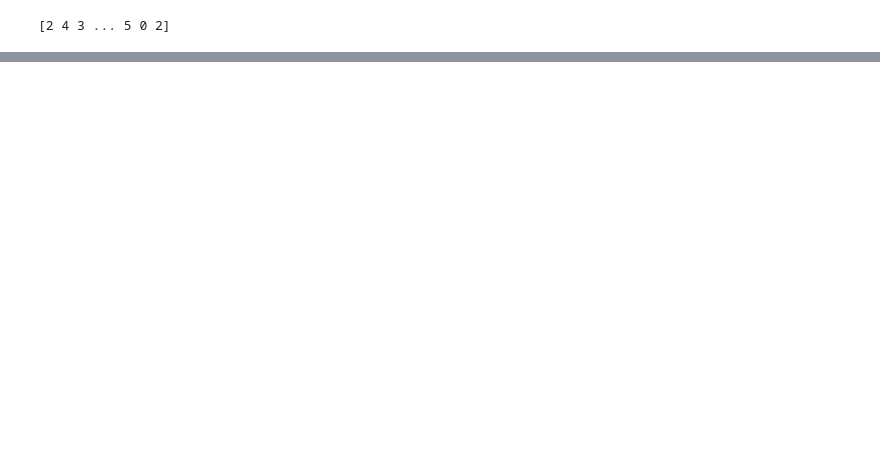
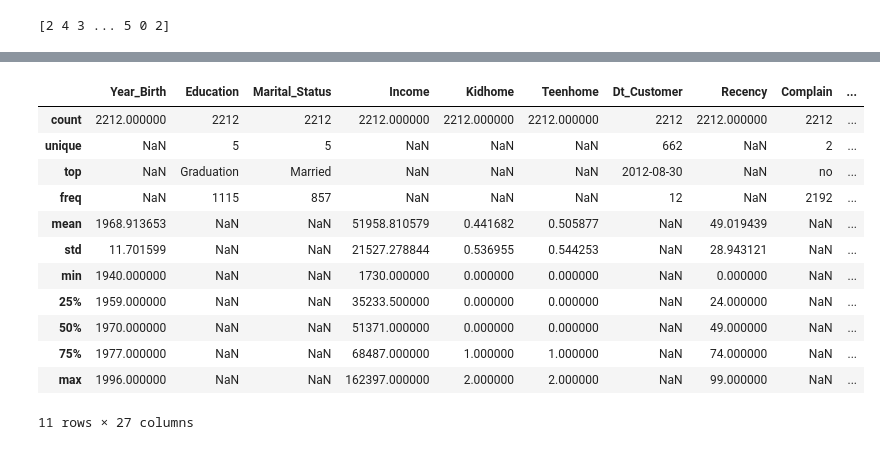
Before and after one commit to Luciano-C/Customer-Personality-Analysis, a Jupyter notebook: Customer_Personality_Analysis.ipynb, the cells around one changed output, grey strips where cells are left out. Cells and saved outputs as stored; diff of their text form; code cells hidden in the pictures; blank space fills up the shorter version.

Commit message:
Starting the analysis of the clusters

```diff
--- a/Customer_Personality_Analysis.ipynb
+++ b/Customer_Personality_Analysis.ipynb
@@ -878,0 +902,6 @@ plt.show()
+# %%
+# Creating a new copy of the dataframe to add the clusters.
+customer_data_with_clusters = customer_data_ordered.copy()
+# %%
+# Adding the clusters
+customer_data_with_clusters['Cluster'] = y
@@ -878,0 +938,22 @@ plt.show()
+# %%
+# Turning back the timestamps on Dt_Customer to date.
+customer_data_with_clusters['Dt_Customer'] = pd.to_datetime(customer_data_with_clusters['Dt_Customer'], unit='s').dt.date
+# %%
+# Changing Complain to yes or no values
+customer_data_with_clusters['Complain'] = customer_data_with_clusters['Complain'].replace({0: 'no', 1: 'yes'})
+# %%
+customer_data_with_clusters.describe(include='all')
+# %% [output]
+|  | Year_Birth | Education | Marital_Status | Income | Kidhome | Teenhome | Dt_Customer | Recency | Complain | ... |
+| count | 2212.000000 | 2212 | 2212 | 2212.000000 | 2212.000000 | 2212.000000 | 2212 | 2212.000000 | 2212 | ... |
+| unique | NaN | 5 | 5 | NaN | NaN | NaN | 662 | NaN | 2 | ... |
+| top | NaN | Graduation | Married | NaN | NaN | NaN | 2012-08-30 | NaN | no | ... |
+| freq | NaN | 1115 | 857 | NaN | NaN | NaN | 12 | NaN | 2192 | ... |
+| mean | 1968.913653 | NaN | NaN | 51958.810579 | 0.441682 | 0.505877 | NaN | 49.019439 | NaN | ... |
+| std | 11.701599 | NaN | NaN | 21527.278844 | 0.536955 | 0.544253 | NaN | 28.943121 | NaN | ... |
+| min | 1940.000000 | NaN | NaN | 1730.000000 | 0.000000 | 0.000000 | NaN | 0.000000 | NaN | ... |
+| 25% | 1959.000000 | NaN | NaN | 35233.500000 | 0.000000 | 0.000000 | NaN | 24.000000 | NaN | ... |
+| 50% | 1970.000000 | NaN | NaN | 51371.000000 | 0.000000 | 0.000000 | NaN | 49.000000 | NaN | ... |
+| 75% | 1977.000000 | NaN | NaN | 68487.000000 | 1.000000 | 1.000000 | NaN | 74.000000 | NaN | ... |
+| max | 1996.000000 | NaN | NaN | 162397.000000 | 2.000000 | 2.000000 | NaN | 99.000000 | NaN | ... |
+11 rows × 27 columns
```
Also changed, not shown: parts of 28 cells of this notebook.
